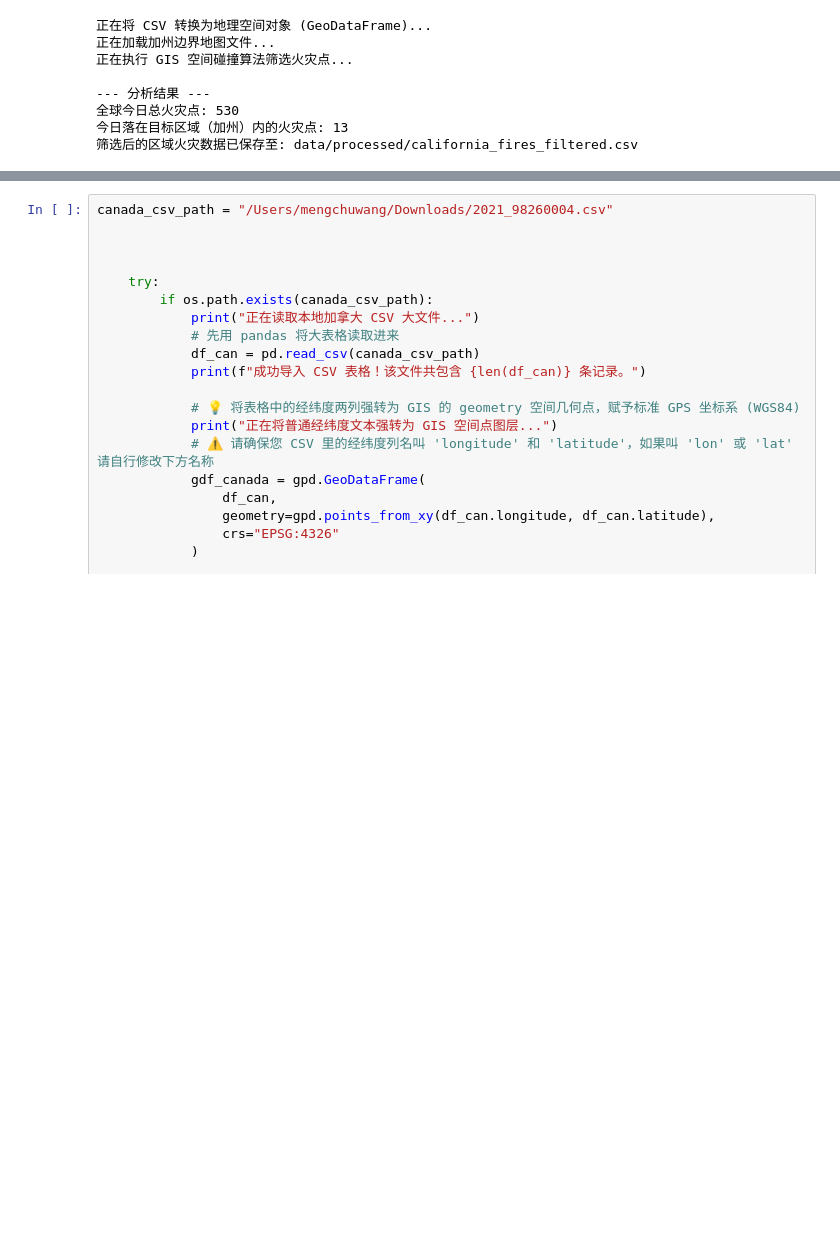
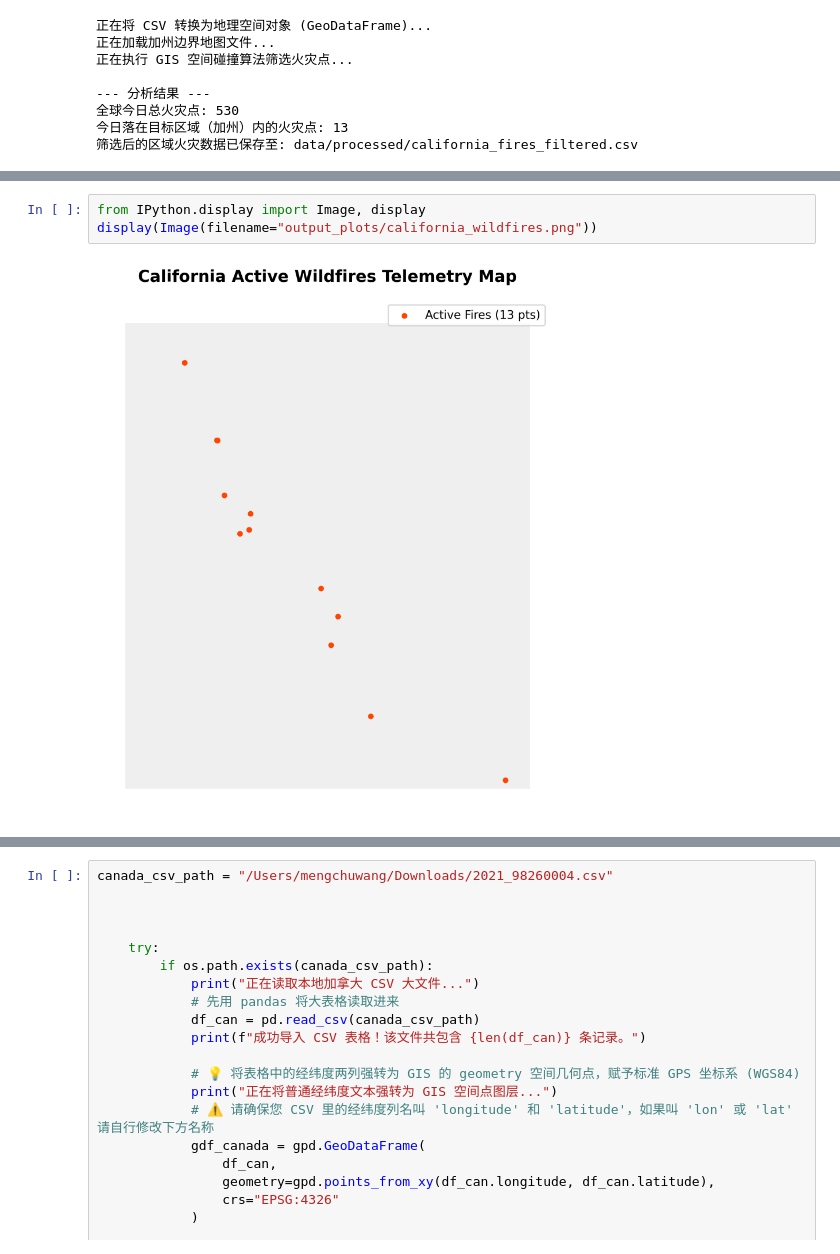
Before and after one commit to ginevralucricia2-lab/canada-california-wildfires-map-MengchuWang1996-, a Jupyter notebook: wildfire2026-wang.ipynb, the cells around one changed output, grey strips where cells are left out. Saved outputs shown, nothing was run; the diff lists cells and outputs as text; blank space fills up the shorter version.

```diff
--- a/wildfire2026-wang.ipynb
+++ b/wildfire2026-wang.ipynb
@@ -193,3 +202,8 @@ def generate_maps_and_compare():
 
     # 1. 【在这里修改您的本地 CSV 路径！】
     # 💡 如果文件就在当前代码同目录下，直接写文件名即可
+# %%
+from IPython.display import Image, display
+display(Image(filename="output_plots/california_wildfires.png"))
+# %% [output]
+[figure, added]
```
Also changed, not shown: parts of 9 cells of this notebook.
